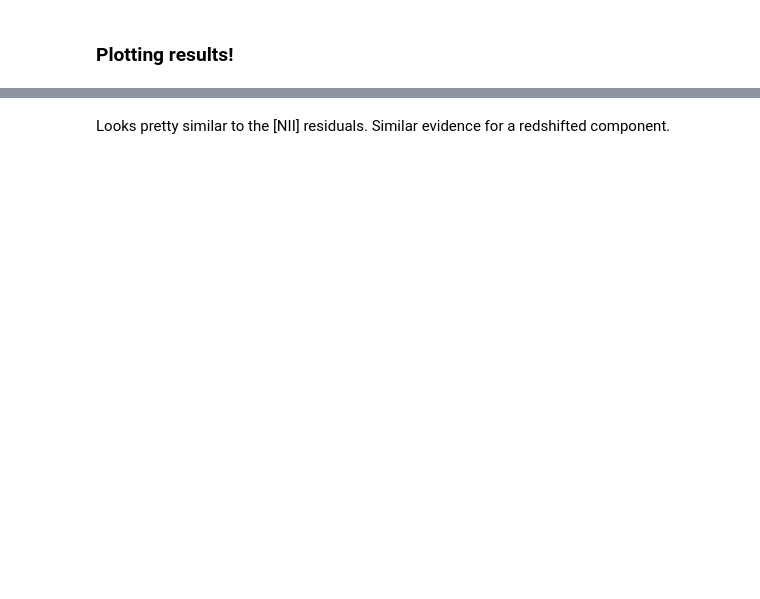
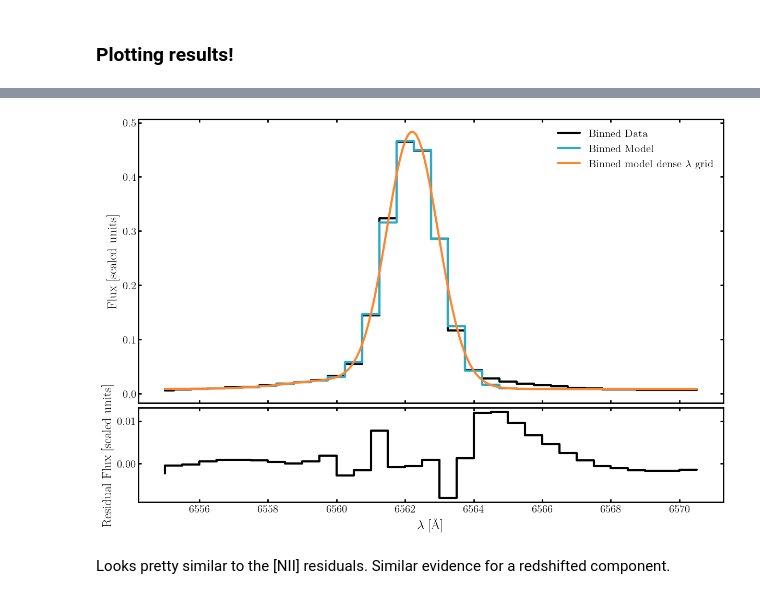
Before and after one commit to TomHilder/lvm_snr_spectrospatial, a Jupyter notebook: notebooks/2_ha.ipynb, the cells around one changed output, grey strips where cells are left out. Drawn from its saved outputs; the diff is of its cells as text; code cells hidden in the pictures; blank space fills up the shorter version.

```diff
--- a/notebooks/2_ha.ipynb
+++ b/notebooks/2_ha.ipynb
@@ -476,34 +533,37 @@ plt.show()
 # %%
-binned_spec_data = np.nanmean(fd._flux, axis=1)
+masked_flux = fd._flux.at[~total_mask].set(np.nan)
+binned_spec_data = np.nanmean(masked_flux, axis=1)
 
 # Evaluate on wavelength grid and spaxels of original data
 pred_flux = jax.vmap(pred_model, in_axes=(0, None))(fd.λ, fd.αδ_data)
 binned_spec_model = np.nanmean(pred_flux, axis=1)
 
 # Binned spectrum on dense wavelength grid
 binned_spec_dense = np.nanmean(pred_flux_λ_dense, axis=1)
 
 fig, ax = plt.subplots(
     2,
     1,
     figsize=[12, 8],
     dpi=100,
     sharex=True,
     height_ratios=[3, 1],
     layout="compressed",
 )
 ax[0].step(fd.λ, binned_spec_data, c="k", where="mid", label="Binned Data")
 ax[0].step(fd.λ, binned_spec_model, c="C0", where="mid", label="Binned Model")
 ax[0].plot(
     λ_dense, binned_spec_dense, c="C1", label=r"Binned model dense $\lambda$ grid"
 )
 ax[1].step(fd.λ, binned_spec_data - binned_spec_model, c="k")
 ax[0].set_ylabel(r"Flux [scaled units]")
 ax[1].set_ylabel(r"Residual Flux [scaled units]")
 ax[1].set_xlabel(r"$\lambda$ [\AA]")
 ax[0].legend(loc="best")
 plt.savefig(RESULTS_LOC / "binnned_spec_comparison.pdf", bbox_inches="tight")
 plt.show()
+# %% [output]
+[figure, added]
 # %% [markdown]
 Looks pretty similar to the [NII] residuals. Similar evidence for a redshifted component.
 # %%
```
Also changed, not shown: parts of 15 cells of this notebook, 4 other files.
